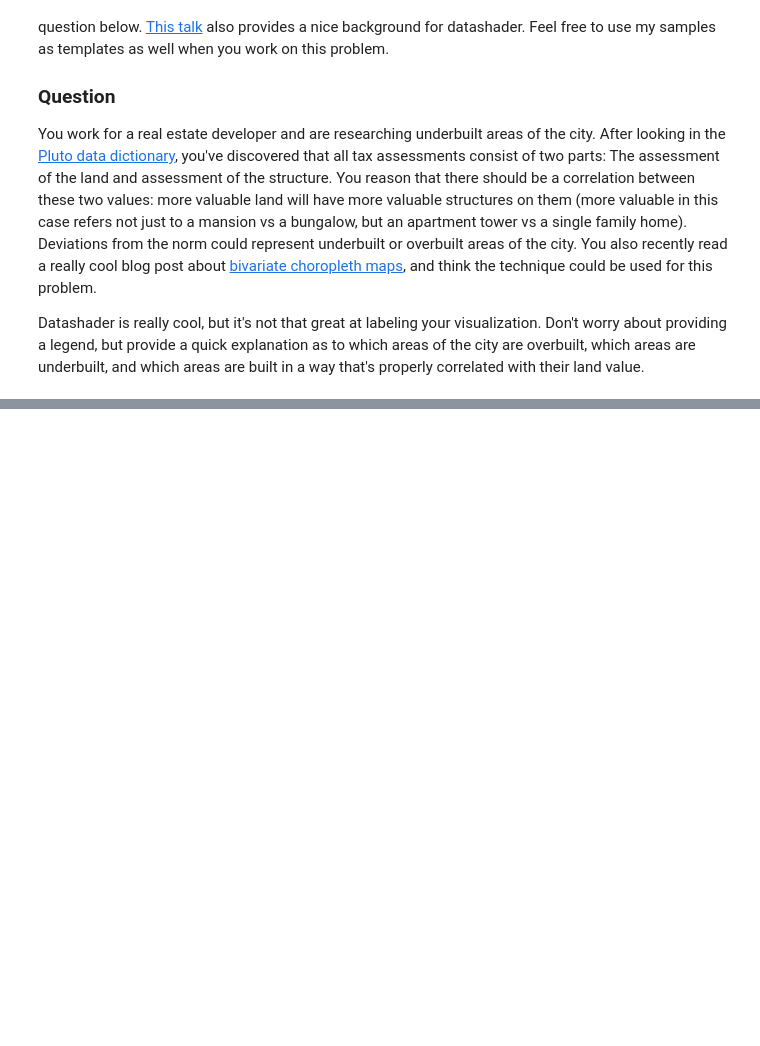
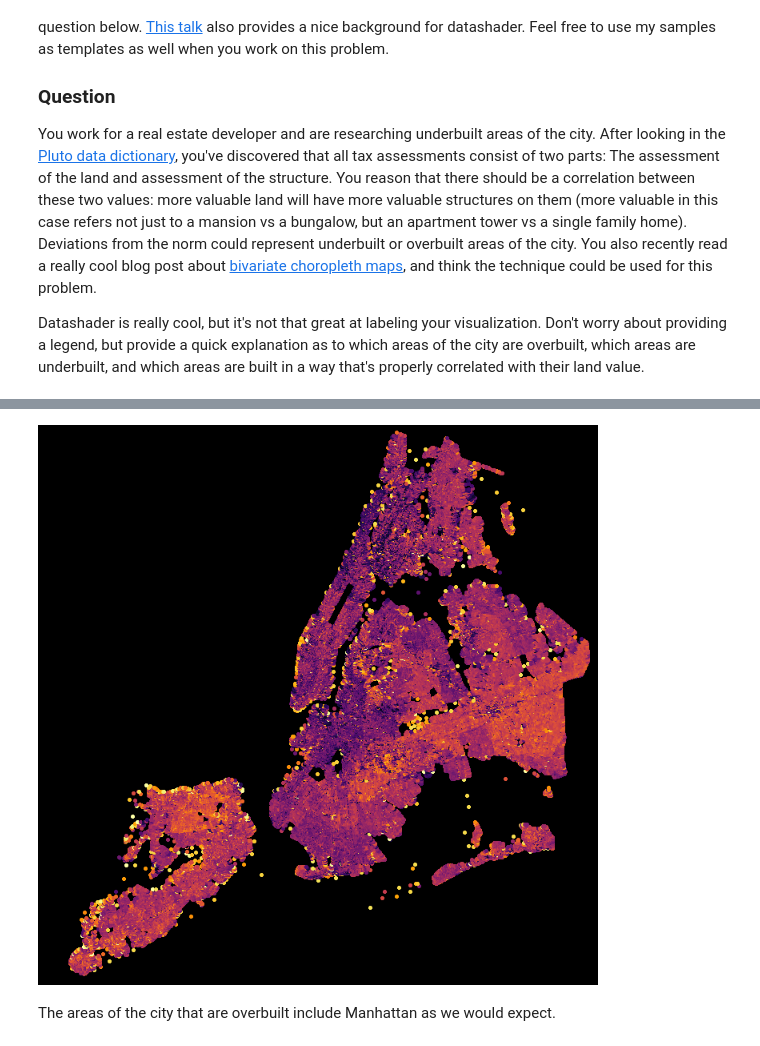
Before and after one commit to baroncurtin2/CUNY_DATA_608, a Jupyter notebook: module2/Module2.ipynb, the cells around one changed output, grey strips where cells are left out. Saved outputs shown, nothing was run; the diff lists cells and outputs as text; code cells hidden in the pictures; blank space fills up the shorter version.

```diff
--- a/module2/Module2.ipynb
+++ b/module2/Module2.ipynb
@@ -210,16 +247,16 @@ You work for a real estate developer and are researching underbuilt areas of the
 
 Datashader is really cool, but it's not that great at labeling your visualization. Don't worry about providing a legend, but provide a quick explanation as to which areas of the city are overbuilt, which areas are underbuilt, and which areas are built in a way that's properly correlated with their land value.
 # %%
-cols = ['lon', 'lat', 'AssessTot', 'AssessLand']
+cols = ['lon', 'lat', 'assesstot', 'assessland']
 ny3 = ny.copy()[cols]
-ny3['AssessTotNorm'] = (ny3['AssessTot'] - ny3['AssessTot'].min())/(ny3['AssessTot'].max() - ny3['AssessTot'].min())
-ny3['AssessLandNorm'] = (ny3['AssessLand'] - ny3['AssessLand'].min())/(ny3['AssessLand'].max() - ny3['AssessLand'].min())
-ny3['LandValRatio'] = ny3['AssessLandNorm']/ny3['AssessTotNorm']
-ny3 = ny3.drop(['AssessTot', 'AssessLand', 'AssessTotNorm', 'AssessLandNorm'], axis=1)
+ny3['assesstotnorm'] = (ny3['assesstot'] - ny3['assesstot'].min())/(ny3['assesstot'].max() - ny3['assesstot'].min())
+ny3['assesslandnorm'] = (ny3['assessland'] - ny3['assessland'].min())/(ny3['assessland'].max() - ny3['assessland'].min())
+ny3['landvalratio'] = ny3['assesslandnorm']/ny3['assesstotnorm']
+ny3 = ny3.drop(['assesstot', 'assessland', 'assesstotnorm', 'assesslandnorm'], axis=1)
 
 NewYorkCity   = (( -74.29,  -73.69), (40.49, 40.92))
 cvs = ds.Canvas(700, 700, *NewYorkCity)
-agg = cvs.points(ny3, 'lon', 'lat', ds.mean('LandValRatio'))
+agg = cvs.points(ny3, 'lon', 'lat', ds.mean('landvalratio'))
 view = tf.shade(agg, cmap = cm(inferno), how='log')
 export(tf.spread(view, px=2), 'firery')
 # %% [output]
@@ -226,0 +263,3 @@ export(tf.spread(view, px=2), 'firery')
+[figure, added]
+# %% [markdown]
+The areas of the city that are overbuilt include Manhattan as we would expect.
```
Also changed, not shown: parts of 11 cells of this notebook, 2 other files.
